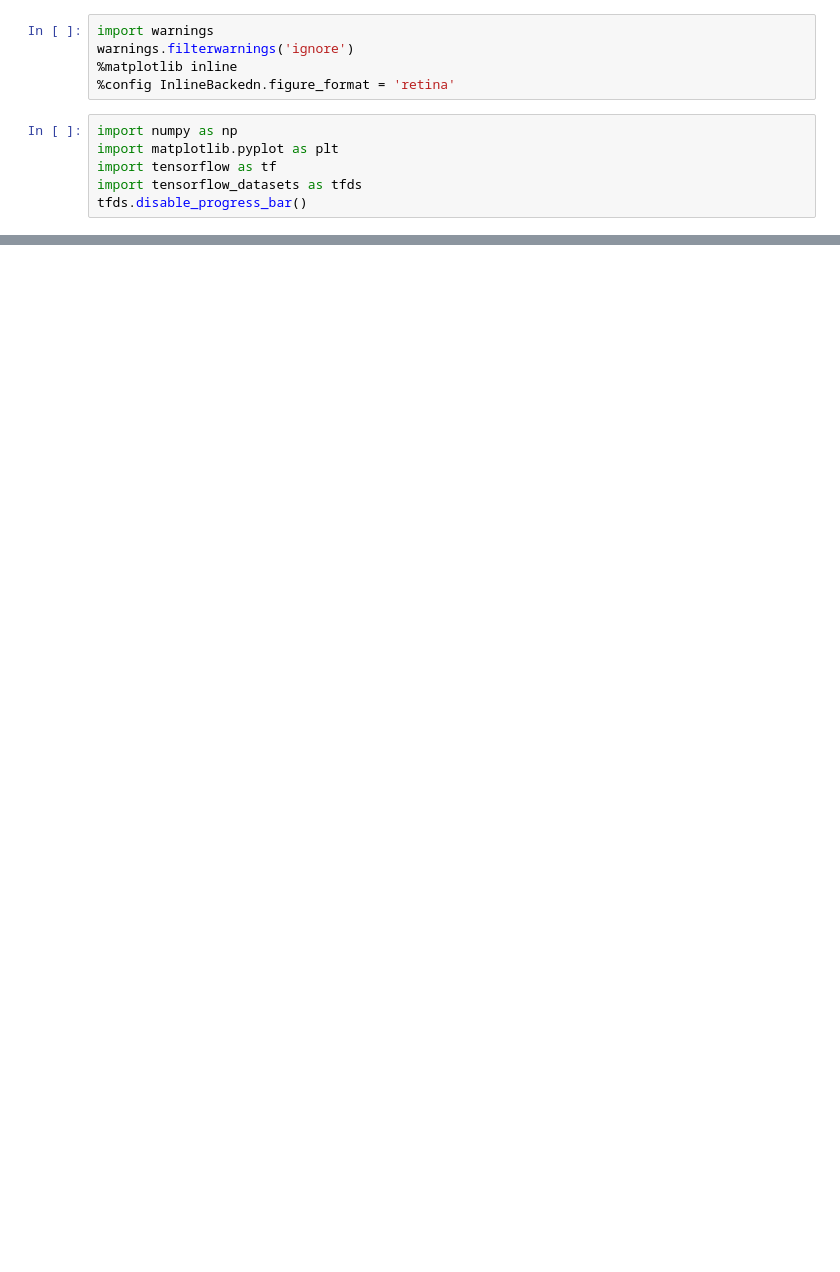
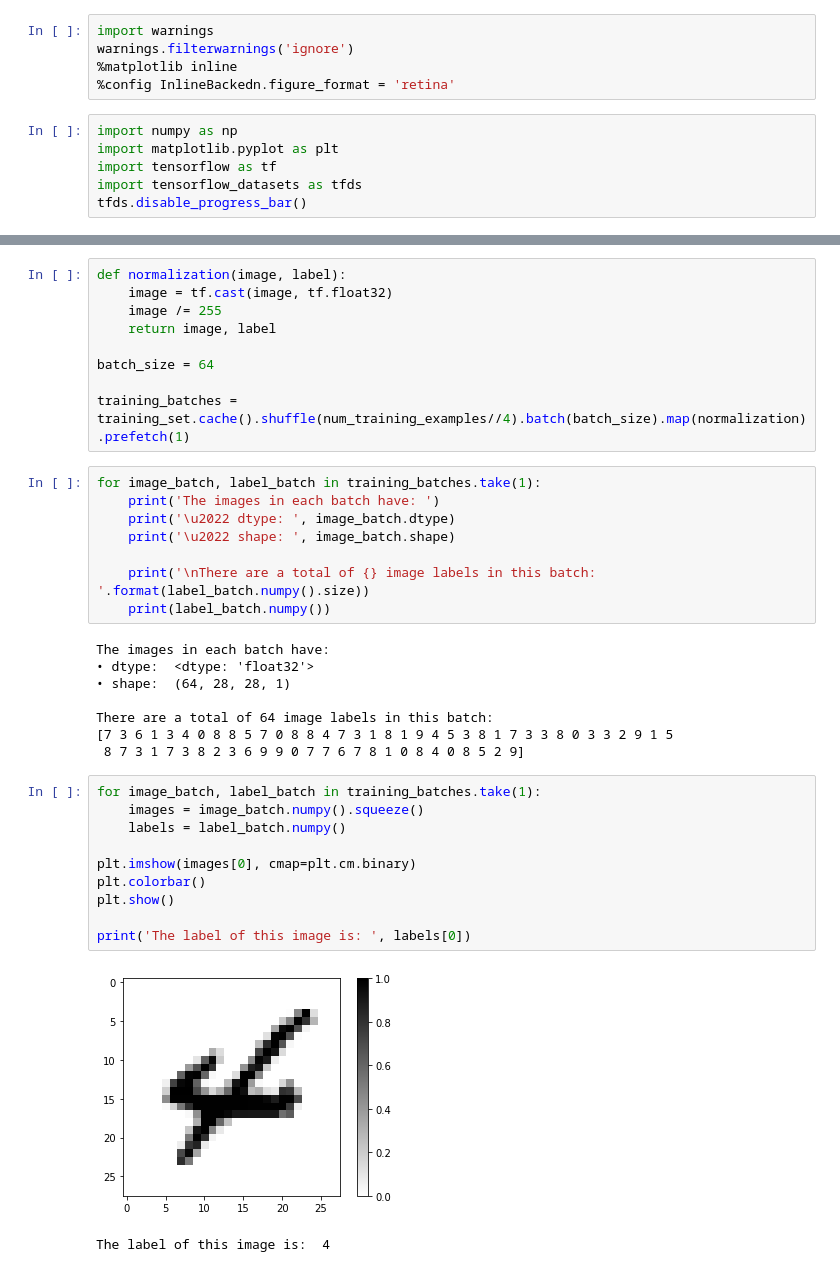
Before and after one commit to astonish1123/tensorflow_course, a Jupyter notebook: practice2_tensorflow.ipynb, the cells around one changed output, grey strips where cells are left out. Drawn from its saved outputs; the diff is of its cells as text; blank space fills up the shorter version.

```diff
--- a/practice2_tensorflow.ipynb
+++ b/practice2_tensorflow.ipynb
@@ -23,0 +80,38 @@ AttributeError: module 'tensorflow._api.v2.compat.v2.compat' has no attribute 'v
+# %%
+def normalization(image, label):
+    image = tf.cast(image, tf.float32)
+    image /= 255
+    return image, label
+
+batch_size = 64
+
+training_batches = training_set.cache().shuffle(num_training_examples//4).batch(batch_size).map(normalization).prefetch(1)
+# %%
+for image_batch, label_batch in training_batches.take(1):
+    print('The images in each batch have: ')
+    print('\u2022 dtype: ', image_batch.dtype)
+    print('\u2022 shape: ', image_batch.shape)
+
+    print('\nThere are a total of {} image labels in this batch: '.format(label_batch.numpy().size))
+    print(label_batch.numpy())
+# %% [output]
+The images in each batch have:
+• dtype:  <dtype: 'float32'>
+• shape:  (64, 28, 28, 1)
+
+There are a total of 64 image labels in this batch:
+[7 3 6 1 3 4 0 8 8 5 7 0 8 8 4 7 3 1 8 1 9 4 5 3 8 1 7 3 3 8 0 3 3 2 9 1 5
+ 8 7 3 1 7 3 8 2 3 6 9 9 0 7 7 6 7 8 1 0 8 4 0 8 5 2 9]
+# %%
+for image_batch, label_batch in training_batches.take(1):
+    images = image_batch.numpy().squeeze()
+    labels = label_batch.numpy()
+
+plt.imshow(images[0], cmap=plt.cm.binary)
+plt.colorbar()
+plt.show()
+
+print('The label of this image is: ', labels[0])
+# %% [output]
+[figure, added]
+The label of this image is:  4
```
Also changed, not shown: parts of 12 cells of this notebook, 1 other file.
